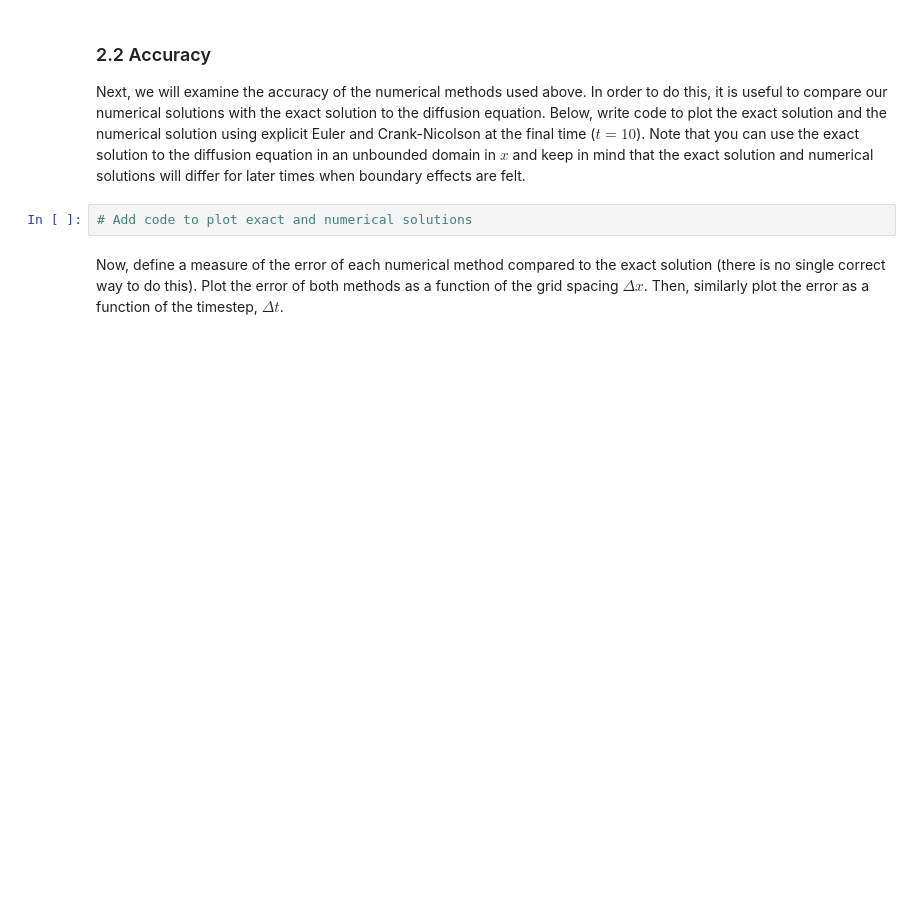
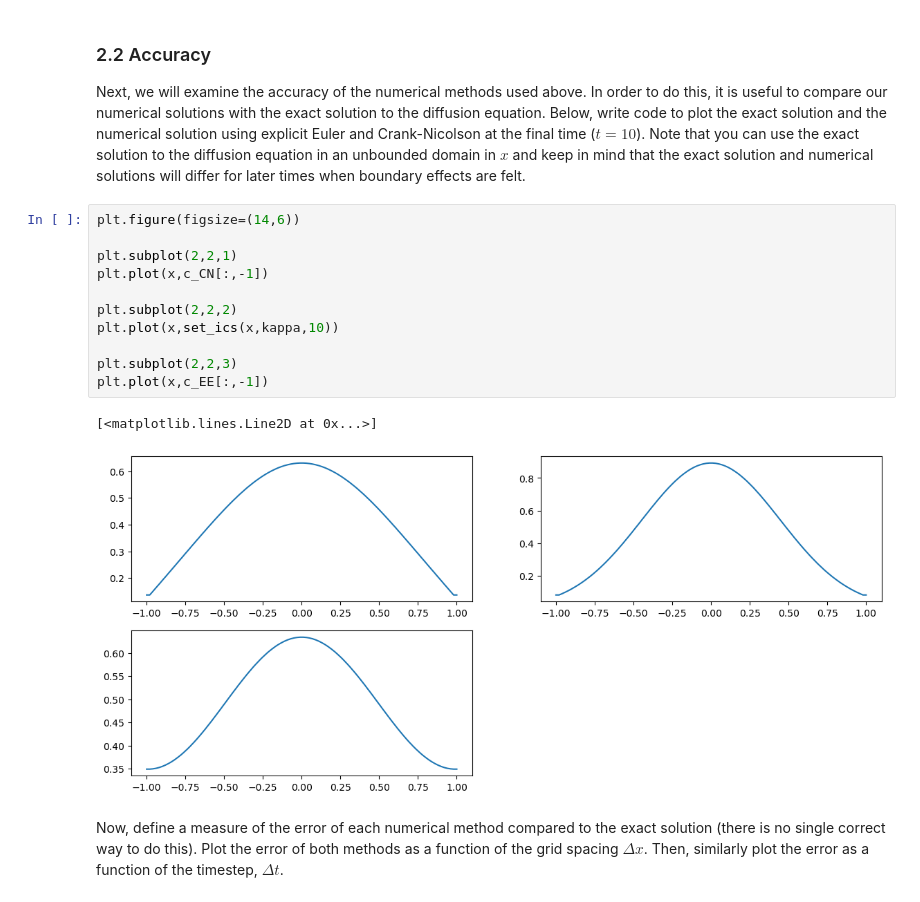
Before and after one commit to Sam0fc/QCES, a Jupyter notebook: Project1_numerical_methods.ipynb, the cells around one changed output. Cells and saved outputs as stored; diff of their text form; blank space fills up the shorter version.

```diff
--- a/Project1_numerical_methods.ipynb
+++ b/Project1_numerical_methods.ipynb
@@ -175,8 +178,20 @@ INSERT COMMENTS HERE
 ### 2.2 Accuracy
 <a id='section2pt2'></a>
 Next, we will examine the accuracy of the numerical methods used above. In order to do this, it is useful to compare our numerical solutions with the exact solution to the diffusion equation. Below, write code to plot the exact solution and the numerical solution using explicit Euler and Crank-Nicolson at the final time ($t=10$). Note that you can use the exact solution to the diffusion equation in an unbounded domain in $x$ and keep in mind that the exact solution and numerical solutions will differ for later times when boundary effects are felt.
-# %%
-# Add code to plot exact and numerical solutions
+# %%
+plt.figure(figsize=(14,6))
+
+plt.subplot(2,2,1)
+plt.plot(x,c_CN[:,-1])
+
+plt.subplot(2,2,2)
+plt.plot(x,set_ics(x,kappa,10))
+
+plt.subplot(2,2,3)
+plt.plot(x,c_EE[:,-1])
+# %% [output]
+[<matplotlib.lines.Line2D at 0x...>]
+[figure, added]
 # %% [markdown]
 Now, define a measure of the error of each numerical method compared to the exact solution (there is no single correct way to do this). Plot the error of both methods as a function of the grid spacing $\Delta x$. Then, similarly plot the error as a function of the timestep, $\Delta t$.
 # %% [markdown]
```
Also changed, not shown: parts of 6 cells of this notebook, 1 other file.
